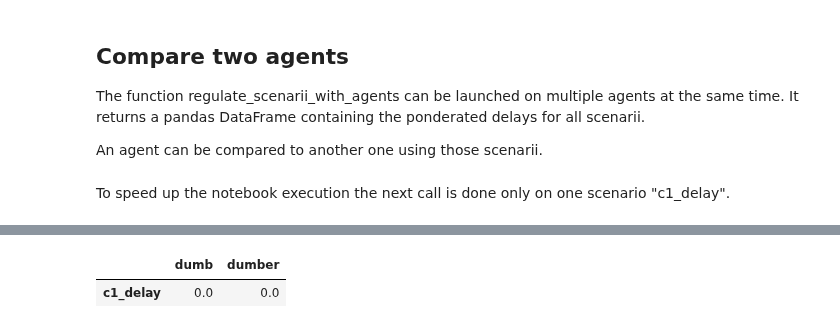
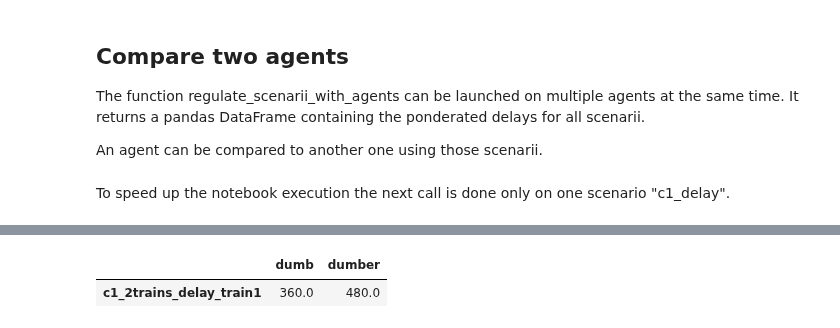
Before and after one commit to y-plus/pyOSRD, a Jupyter notebook: doc/tutorials/6_custom_agent.ipynb, the cells around one changed output, grey strips where cells are left out. Saved outputs shown, nothing was run; the diff lists cells and outputs as text; code cells hidden in the pictures.

```diff
--- a/doc/tutorials/6_custom_agent.ipynb
+++ b/doc/tutorials/6_custom_agent.ipynb
@@ -76,5 +76,5 @@ To speed up the notebook execution the next call is done only on one scenario "c
 # %%
 
 agent_dumber = DumberSchedulerAgent("dumber")
-regulate_scenarii_with_agents("c1_delay", [agent, agent_dumber])
+regulate_scenarii_with_agents("c1_2trains_delay_train1", [agent, agent_dumber])
 # %% [output]
@@ -98,2 +98,2 @@ regulate_scenarii_with_agents("c1_delay", [agent, agent_dumber])
 |  | dumb | dumber |
-| c1_delay | 0.0 | 0.0 |
+| c1_2trains_delay_train1 | 360.0 | 480.0 |
```
Also changed, not shown: parts of 2 cells of this notebook, 41 other files.
